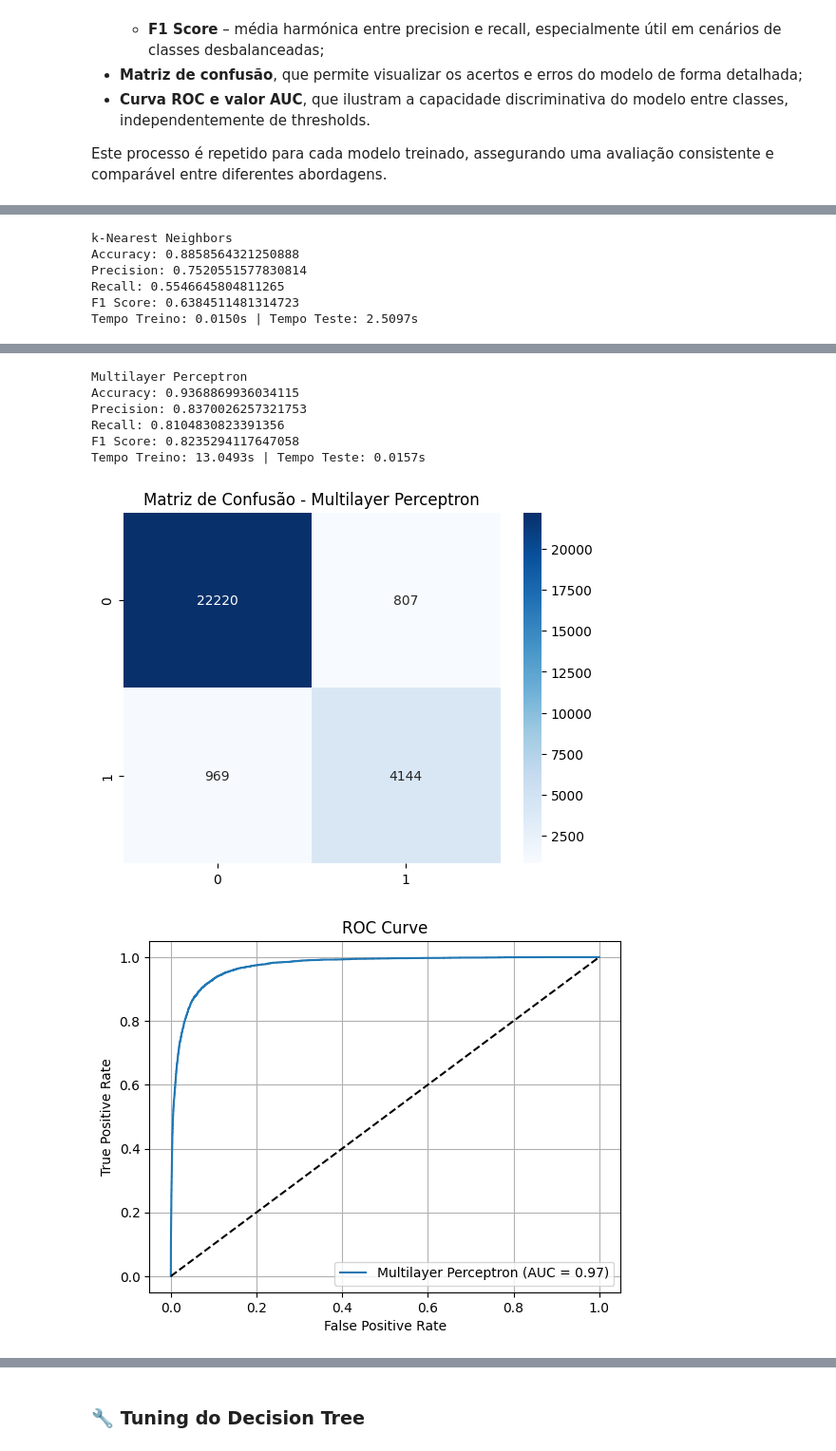
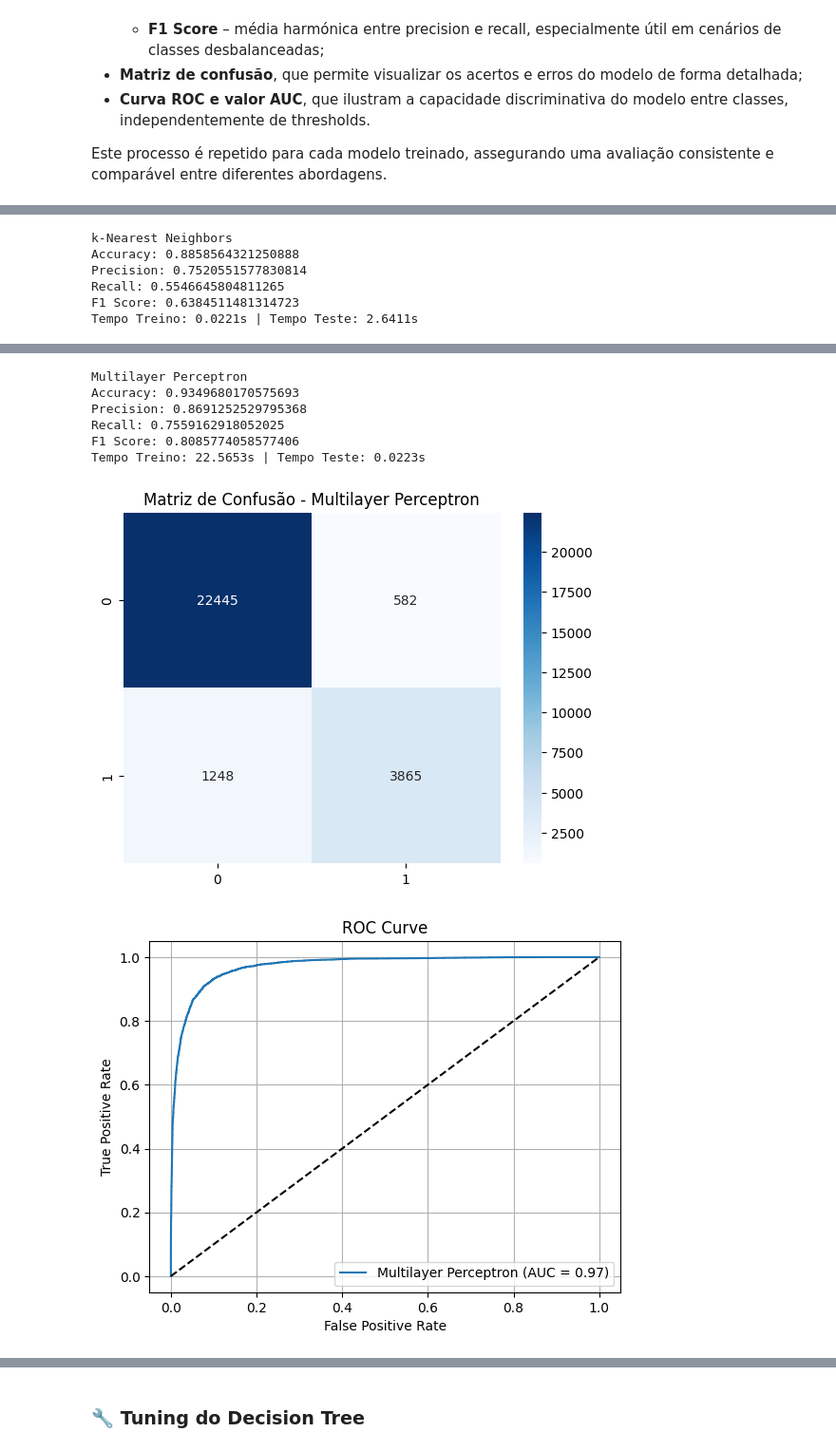
Before and after one commit to franciscoafonso04/IA-Vault, a Jupyter notebook: Project2/mental_health_A2_77.ipynb, the cells around one changed output, grey strips where cells are left out. Shown at 95% size. Cells and saved outputs as stored; diff of their text form; code cells hidden in the pictures.

```diff
--- a/Project2/mental_health_A2_77.ipynb
+++ b/Project2/mental_health_A2_77.ipynb
@@ -358,8 +358,7 @@ acc_f1_scores = {}
 
 acc_f1_scores['Decision Tree'] = avaliar_modelo(DecisionTreeClassifier(random_state=42), "Decision Tree")
 acc_f1_scores['k-NN'] = avaliar_modelo(KNeighborsClassifier(n_neighbors=5), "k-Nearest Neighbors")
-#acc_f1_scores['SVM'] = avaliar_modelo(SVC(kernel='rbf', probability=True, random_state=42), "Support Vector Machine")
-acc_f1_scores['Multilayer Perceptron'] = avaliar_modelo(MLPClassifier(hidden_layer_sizes=(50,), max_iter=1000, random_state=42), "Multilayer Perceptron")
+acc_f1_scores['Multilayer Perceptron'] = avaliar_modelo(MLPClassifier(random_state=42), "Multilayer Perceptron")
 # %% [output]
 Decision Tree
 Accuracy: 0.9009950248756219
@@ -370,20 +369,20 @@ Tempo Treino: 0.4636s | Tempo Teste: 0.0052s
 [figure]
 [figure]
 k-Nearest Neighbors
 Accuracy: 0.8858564321250888
 Precision: 0.7520551577830814
 Recall: 0.5546645804811265
 F1 Score: 0.6384511481314723
-Tempo Treino: 0.0150s | Tempo Teste: 2.5097s
+Tempo Treino: 0.0221s | Tempo Teste: 2.6411s
 [figure]
 [figure]
 Multilayer Perceptron
-Accuracy: 0.9368869936034115
-Precision: 0.8370026257321753
-Recall: 0.8104830823391356
-F1 Score: 0.8235294117647058
-Tempo Treino: 13.0493s | Tempo Teste: 0.0157s
+Accuracy: 0.9349680170575693
+Precision: 0.8691252529795368
+Recall: 0.7559162918052025
+F1 Score: 0.8085774058577406
+Tempo Treino: 22.5653s | Tempo Teste: 0.0223s
-[figure, old version]
+[figure, new version]
 [figure]
 # %% [markdown]
 ## 📊 7. Comparação Visual dos Resultados
```
Also changed, not shown: parts of 17 cells of this notebook.
